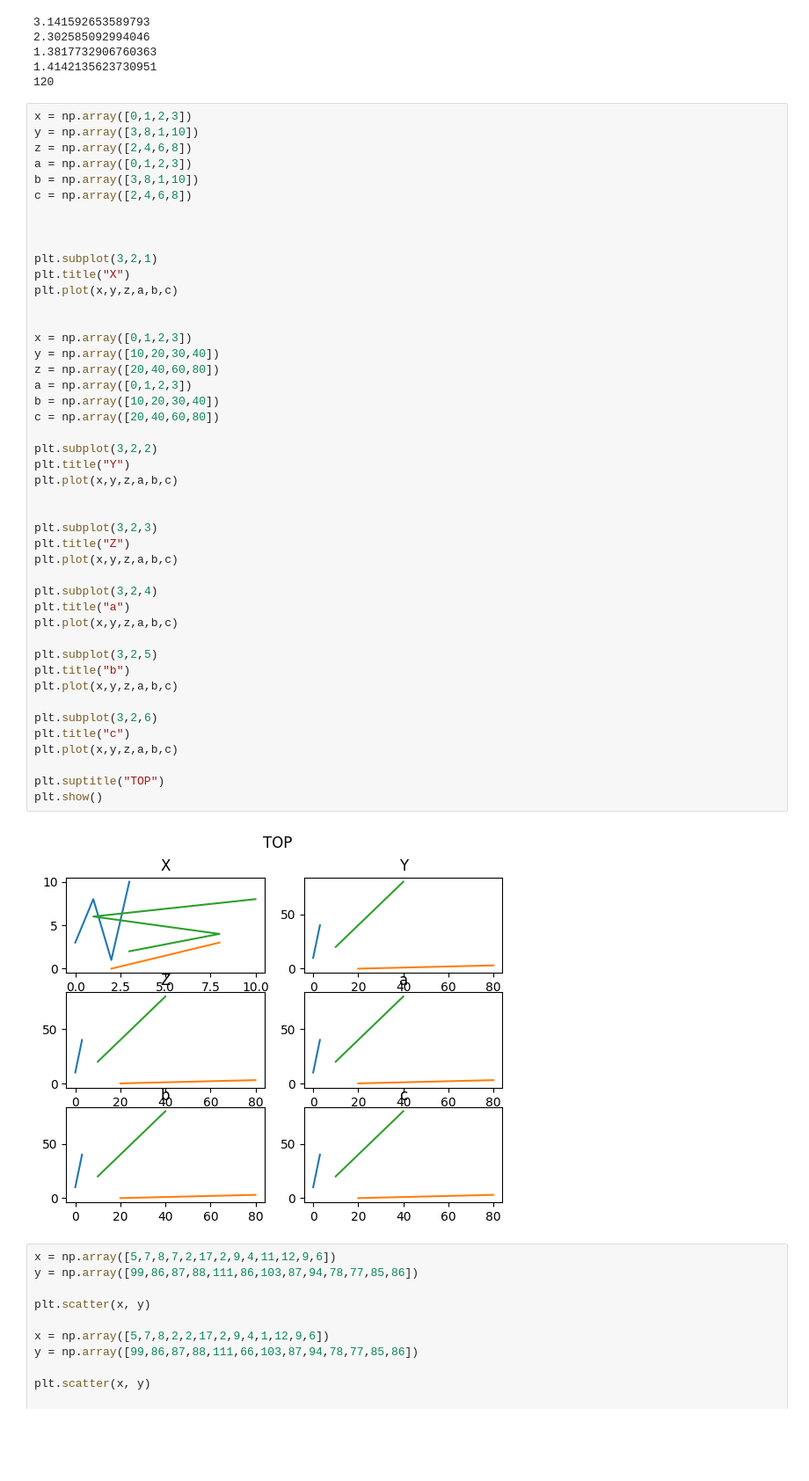
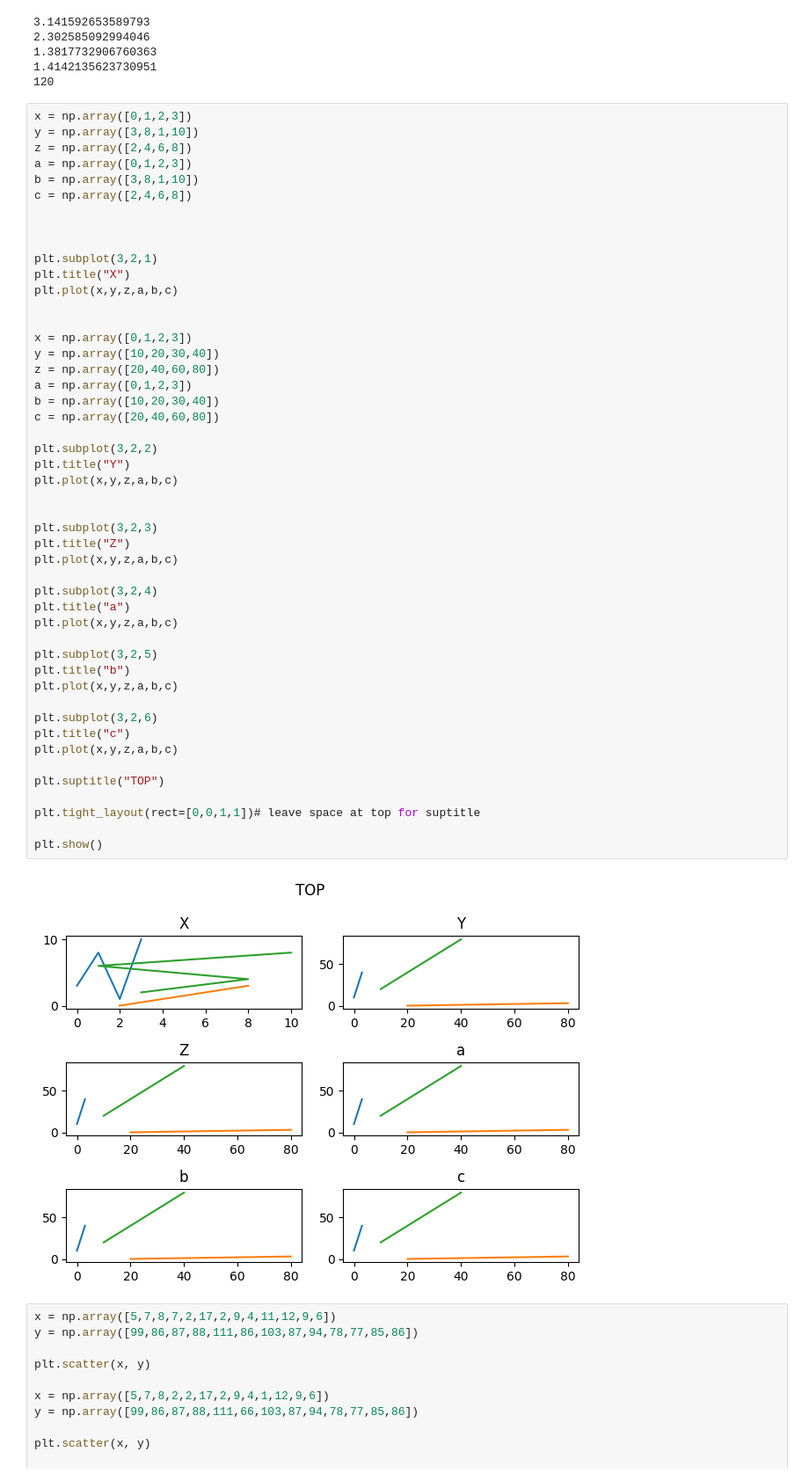
Before and after one commit to AbilashSP10/Python_Learning, a Jupyter notebook: MathPlotLib/Mathplotlib.ipynb, the cells around one changed output. Shown at 88% size. Cells and saved outputs as stored; diff of their text form; blank space fills up the shorter version.

```diff
--- a/MathPlotLib/Mathplotlib.ipynb
+++ b/MathPlotLib/Mathplotlib.ipynb
@@ -178,34 +178,37 @@ x = np.array([0,1,2,3])
 y = np.array([10,20,30,40])
 z = np.array([20,40,60,80])
 a = np.array([0,1,2,3])
 b = np.array([10,20,30,40])
 c = np.array([20,40,60,80])
 
 plt.subplot(3,2,2)
 plt.title("Y")
 plt.plot(x,y,z,a,b,c)
 
 
 plt.subplot(3,2,3)
 plt.title("Z")
 plt.plot(x,y,z,a,b,c)
 
 plt.subplot(3,2,4)
 plt.title("a")
 plt.plot(x,y,z,a,b,c)
 
 plt.subplot(3,2,5)
 plt.title("b")
 plt.plot(x,y,z,a,b,c)
 
 plt.subplot(3,2,6)
 plt.title("c")
 plt.plot(x,y,z,a,b,c)
 
 plt.suptitle("TOP")
+
+plt.tight_layout(rect=[0,0,1,1])# leave space at top for suptitle
+
 plt.show()
 # %% [output]
-[figure, old version]
+[figure, new version]
 # %%
 x = np.array([5,7,8,7,2,17,2,9,4,11,12,9,6])
 y = np.array([99,86,87,88,111,86,103,87,94,78,77,85,86])
```
Also changed, not shown: parts of 6 cells of this notebook, 1 other file.
